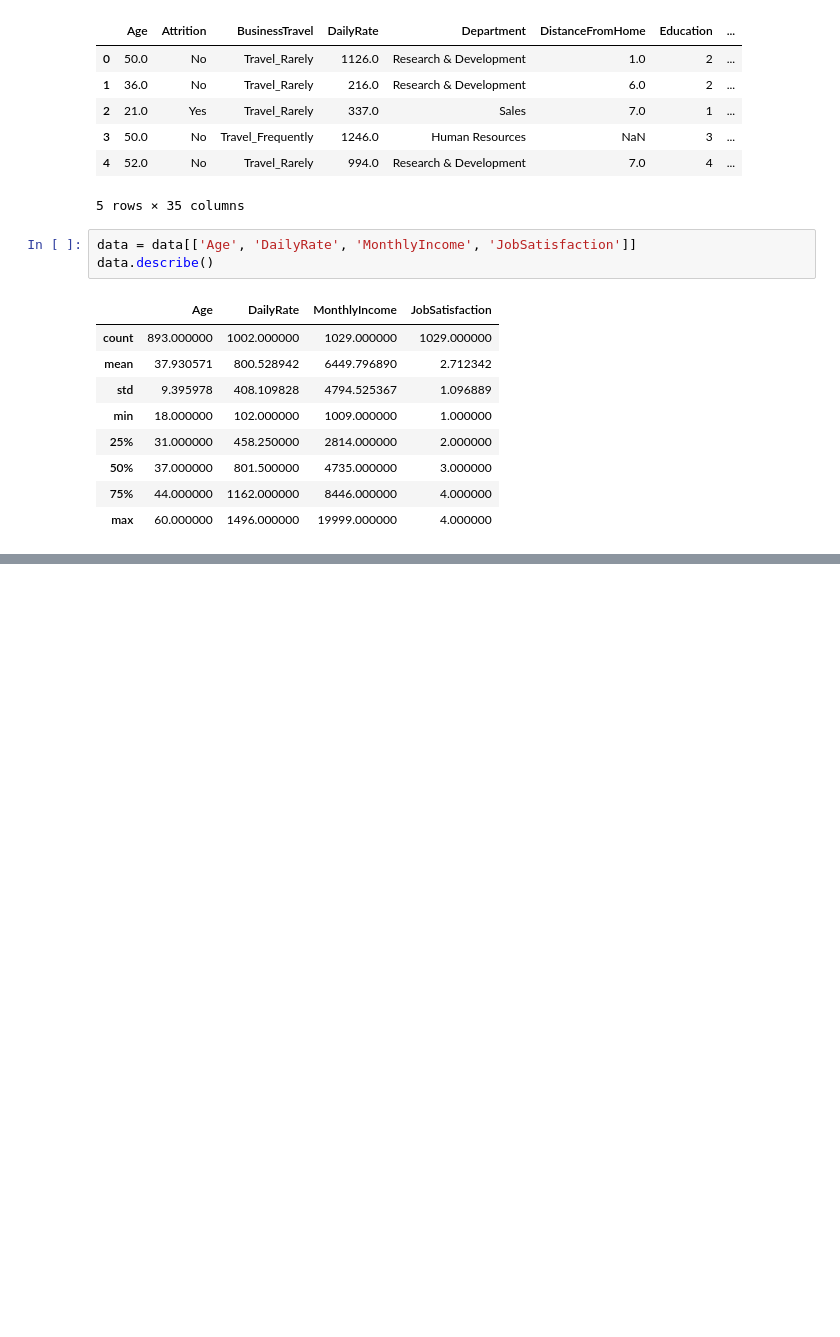
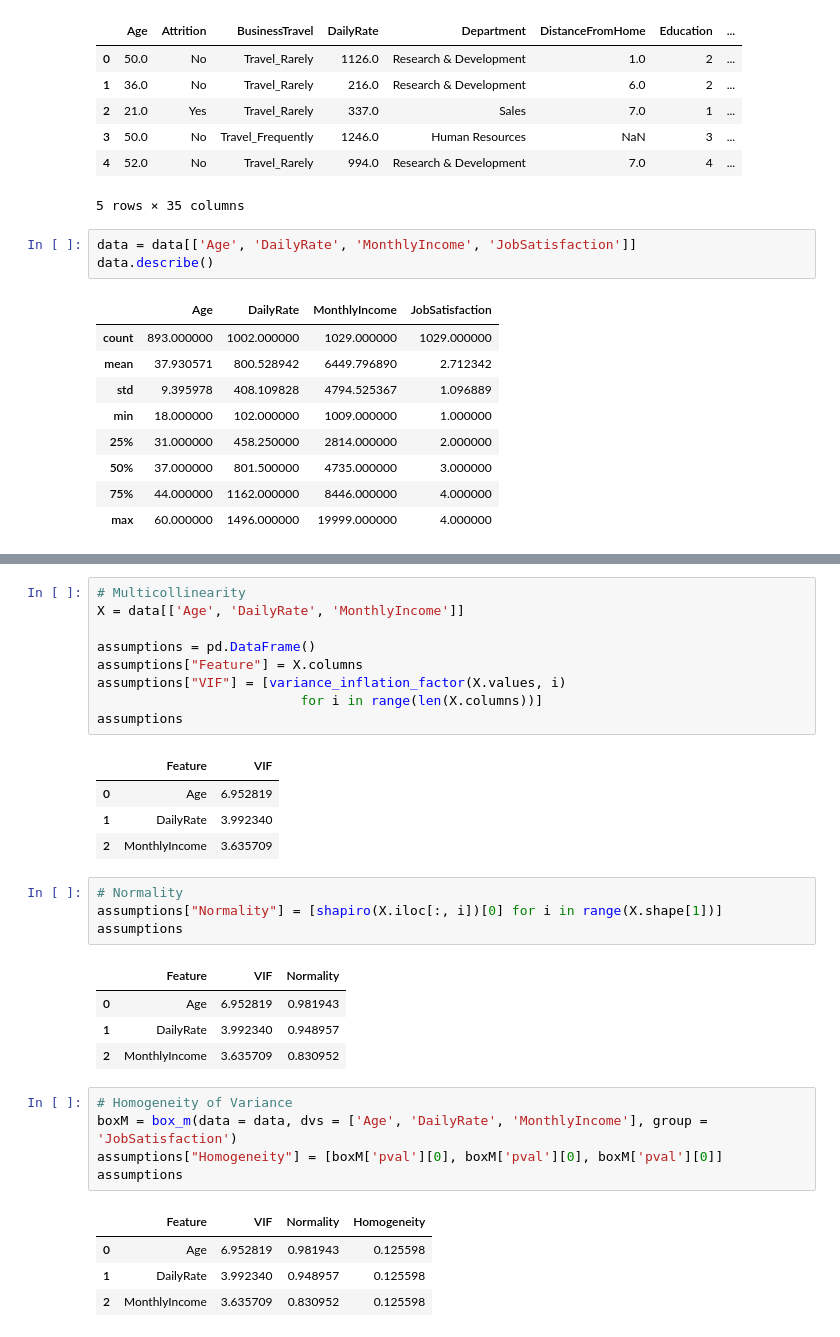
Before and after one commit to ydesquitado/APM1220, a Jupyter notebook: DESQUITADO_APM1220_FA5.ipynb, the cells around one changed output, grey strips where cells are left out. Cells and saved outputs as stored; diff of their text form; blank space fills up the shorter version.

```diff
--- a/DESQUITADO_APM1220_FA5.ipynb
+++ b/DESQUITADO_APM1220_FA5.ipynb
@@ -81,0 +87,33 @@ See the caveats in the documentation: https://pandas.pydata.org/pandas-docs/stab
+# %%
+# Multicollinearity
+X = data[['Age', 'DailyRate', 'MonthlyIncome']]
+
+assumptions = pd.DataFrame()
+assumptions["Feature"] = X.columns
+assumptions["VIF"] = [variance_inflation_factor(X.values, i)
+                          for i in range(len(X.columns))]
+assumptions
+# %% [output]
+|  | Feature | VIF |
+| 0 | Age | 6.952819 |
+| 1 | DailyRate | 3.992340 |
+| 2 | MonthlyIncome | 3.635709 |
+# %%
+# Normality
+assumptions["Normality"] = [shapiro(X.iloc[:, i])[0] for i in range(X.shape[1])]
+assumptions
+# %% [output]
+|  | Feature | VIF | Normality |
+| 0 | Age | 6.952819 | 0.981943 |
+| 1 | DailyRate | 3.992340 | 0.948957 |
+| 2 | MonthlyIncome | 3.635709 | 0.830952 |
+# %%
+# Homogeneity of Variance
+boxM = box_m(data = data, dvs = ['Age', 'DailyRate', 'MonthlyIncome'], group = 'JobSatisfaction')
+assumptions["Homogeneity"] = [boxM['pval'][0], boxM['pval'][0], boxM['pval'][0]]
+assumptions
+# %% [output]
+|  | Feature | VIF | Normality | Homogeneity |
+| 0 | Age | 6.952819 | 0.981943 | 0.125598 |
+| 1 | DailyRate | 3.992340 | 0.948957 | 0.125598 |
+| 2 | MonthlyIncome | 3.635709 | 0.830952 | 0.125598 |
```
Also changed, not shown: parts of 14 cells of this notebook.
